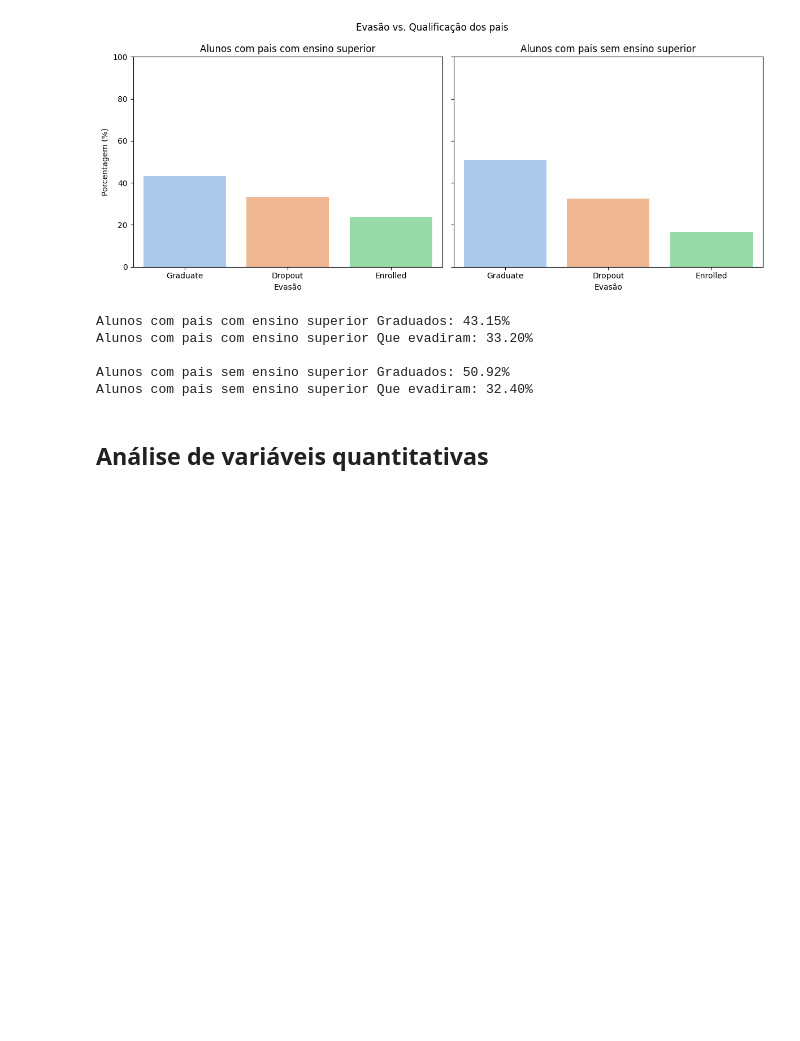
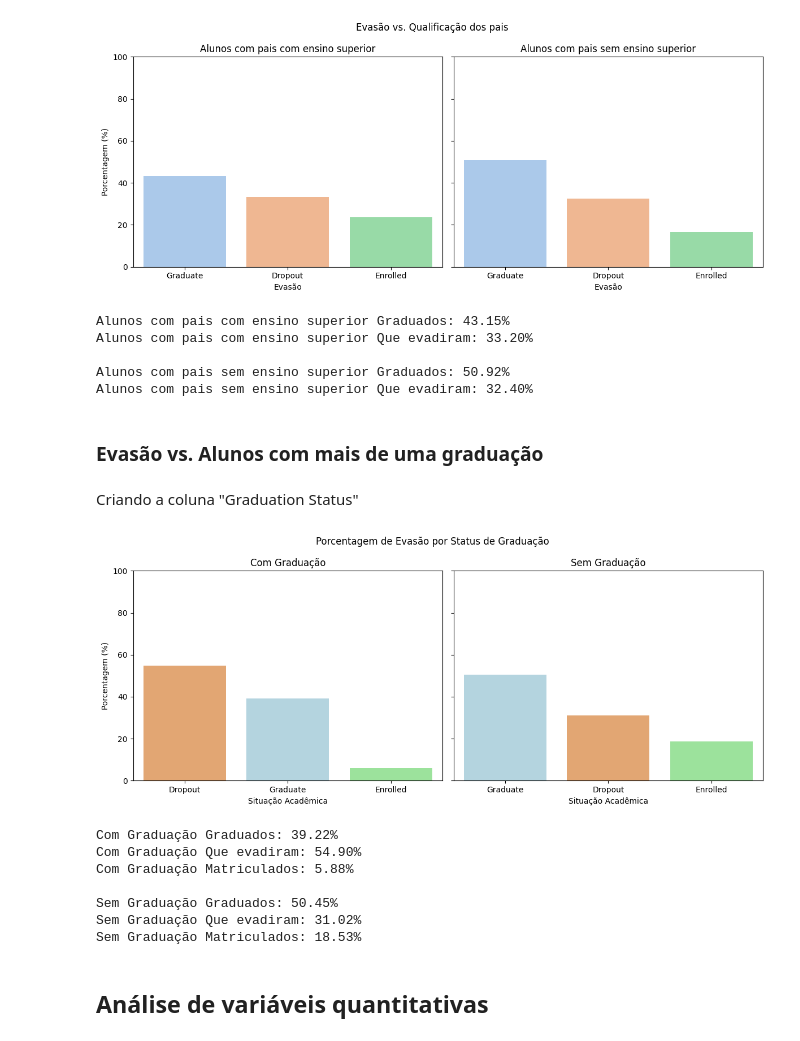
Before and after one commit to schwaad/Student-Dropout-Analysis, a Jupyter notebook: Analise_dos_dados.ipynb, the cells around one changed output. Saved outputs shown, nothing was run; the diff lists cells and outputs as text; code cells hidden in the pictures; blank space fills up the shorter version.

```diff
--- a/Analise_dos_dados.ipynb
+++ b/Analise_dos_dados.ipynb
@@ -460,6 +469,75 @@ Alunos com pais com ensino superior Que evadiram: 33.20%
 
 Alunos com pais sem ensino superior Graduados: 50.92%
 Alunos com pais sem ensino superior Que evadiram: 32.40%
+# %% [markdown]
+### Evasão vs. Alunos com mais de uma graduação
+# %% [markdown]
+Criando a coluna "Graduation Status"
+# %%
+def classificar_graduacao(valor):
+    if 'Higher education' in valor or 'master' in valor or 'doctorate' in valor:
+        return 'Com graduação'
+    else:
+        return 'Sem graduação'
+
+dataQ['Graduation Status'] = dataQ['Previous qualification'].apply(classificar_graduacao)
+
+grupos = {
+    'Com Graduação': dataQ[dataQ['Graduation Status'] == 'Com graduação anterior'],
+    'Sem Graduação': dataQ[dataQ['Graduation Status'] == 'Sem graduação anterior']
+}
+# %%
+def classificar_graduacao(valor):
+    if 'Higher education' in valor or 'master' in valor or 'doctorate' in valor:
+        return 'Com graduação'
+    else:
+        return 'Sem graduação'
+
+dataQ['Graduation Status'] = dataQ['Previous qualification'].apply(classificar_graduacao)
+
+grupos = {
+    'Com Graduação': dataQ[dataQ['Graduation Status'] == 'Com graduação'],
+    'Sem Graduação': dataQ[dataQ['Graduation Status'] == 'Sem graduação']
+}
+
+fig, axes = plt.subplots(1, 2, figsize=(12, 5), sharey=True)
+
+for ax, (titulo, grupo) in zip(axes, grupos.items()):
+    proporcao = (grupo['Target'].value_counts(normalize=True) * 100).reset_index()
+    proporcao.columns = ['Target', 'Porcentagem']
+
+    sns.barplot(data=proporcao, x='Target', y='Porcentagem', hue='Target', ax=ax, palette=pastel)
+    ax.set_title(titulo)
+    ax.set_ylim(0, 100)
+    ax.set_xlabel('Situação Acadêmica')
+    ax.set_ylabel('Porcentagem (%)' if titulo == 'Com Graduação' else '')
+
+plt.suptitle('Porcentagem de Evasão por Status de Graduação')
+plt.tight_layout()
+plt.show()
+
+for titulo, grupo in grupos.items():
+    total = len(grupo)
+    graduados = (grupo['Target'] == 'Graduate').sum()
+    evadiram = (grupo['Target'] == 'Dropout').sum()
+    matriculados = (grupo['Target'] == 'Enrolled').sum()
+
+    graduados_pct = (graduados / total) * 100 if total > 0 else 0
+    evadiram_pct = (evadiram / total) * 100 if total > 0 else 0
+    matriculados_pct = (matriculados / total) * 100 if total > 0 else 0
+
+    print(f"{titulo} Graduados: {graduados_pct:.2f}%")
+    print(f"{titulo} Que evadiram: {evadiram_pct:.2f}%")
+    print(f"{titulo} Matriculados: {matriculados_pct:.2f}%\n")
+# %% [output]
+[figure, added]
+Com Graduação Graduados: 39.22%
+Com Graduação Que evadiram: 54.90%
+Com Graduação Matriculados: 5.88%
+
+Sem Graduação Graduados: 50.45%
+Sem Graduação Que evadiram: 31.02%
+Sem Graduação Matriculados: 18.53%
 # %% [markdown]
 ## Análise de variáveis quantitativas
 # %% [markdown]
```
Also changed, not shown: parts of 11 cells of this notebook.
